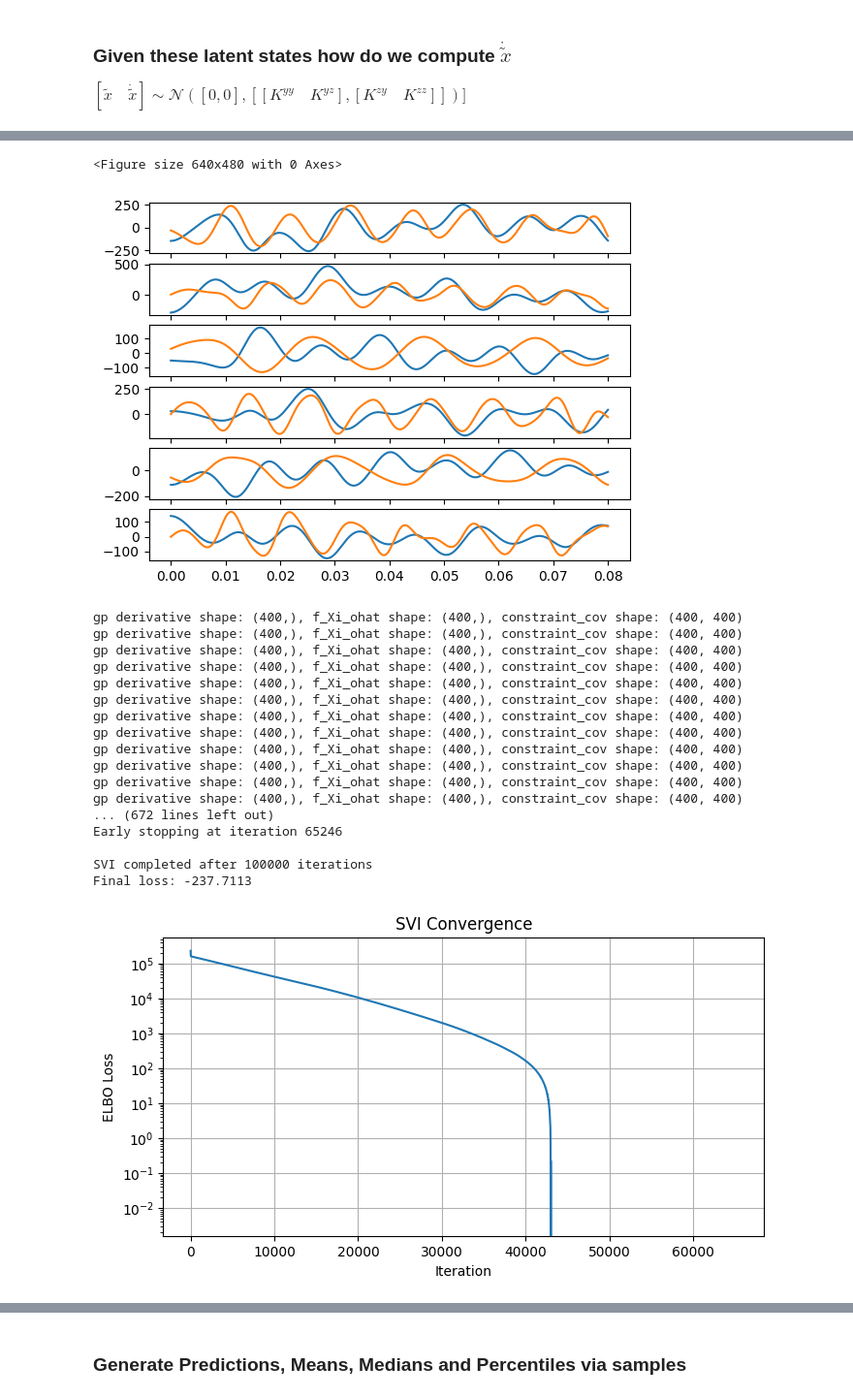
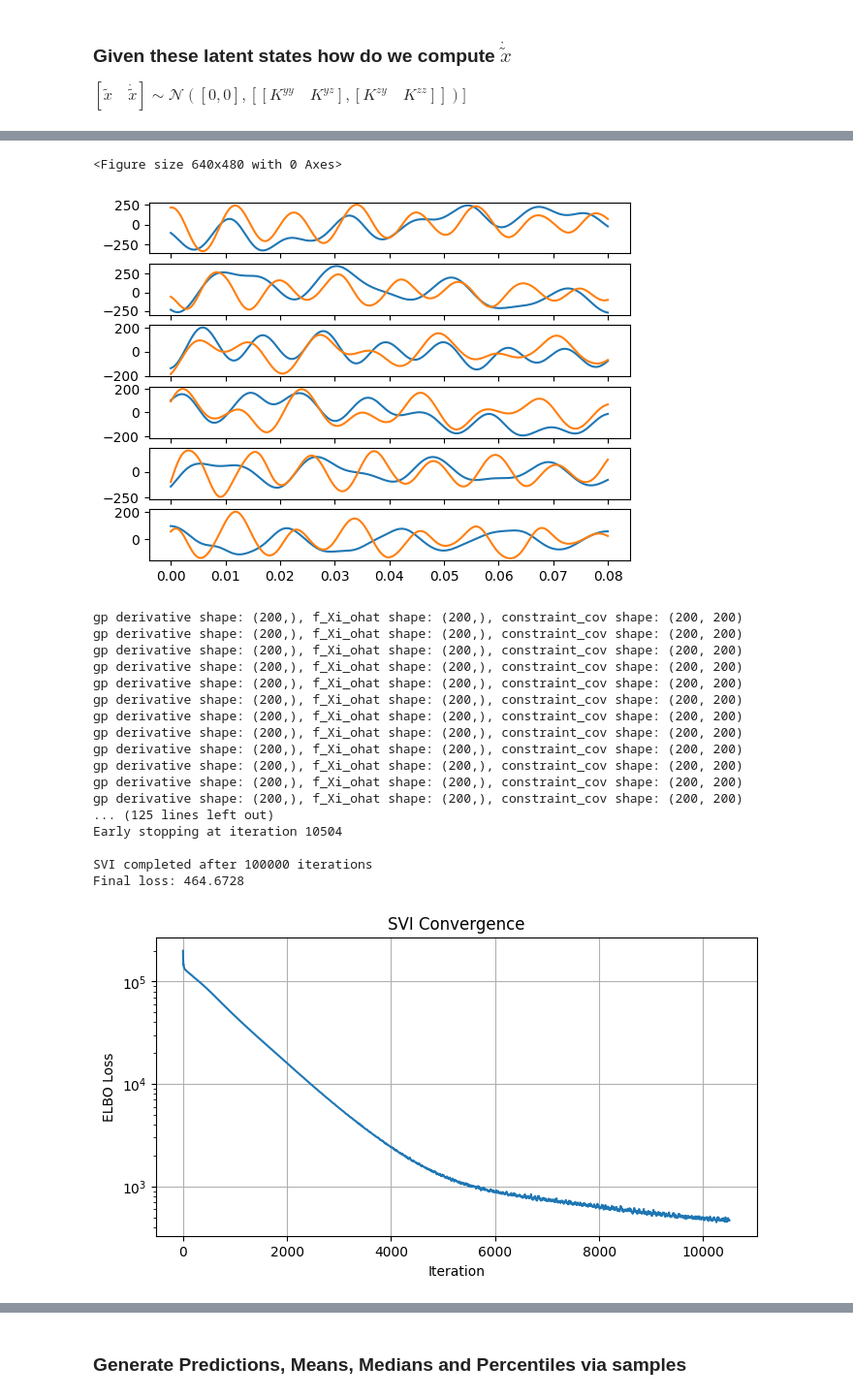
Before and after one commit to Anthony50102/probabilistic_rom_inference, a Jupyter notebook: euler/euler_eval_time.ipynb, the cells around one changed output, grey strips where cells are left out. Shown at 97% size. Drawn from its saved outputs; the diff is of its cells as text; code cells hidden in the pictures.

```diff
--- a/euler/euler_eval_time.ipynb
+++ b/euler/euler_eval_time.ipynb
@@ -28,8 +30,8 @@ import random
 # %%
 training_span = (0, 0.08)
-num_samples = 45
+num_samples = 100
 noiselevel = .03
-num_regression_points = 400
+num_regression_points = 200
 numPODmodes = 6
 num_pulls = 200
 time_domain_test = np.linspace(0, training_span[-1], num_regression_points)
@@ -716,7 +718,7 @@ for i in range(numPODmodes):
 plt.show()
 # %% [output]
 <Figure size 640x480 with 0 Axes>
-[figure, old version]
+[figure, new version]
 # %%
 import numpyro
 import jax
@@ -818,7 +820,7 @@ guide = autoguide.AutoDAIS(model)
 guide = autoguide.AutoDelta(model)
 
 # Setup optimizer
-optimizer = Adam(step_size=0.01)
+optimizer = Adam(step_size=0.1)
 
 # Create SVI object
 svi = SVI(model, guide, optimizer, loss=Trace_ELBO())
@@ -863,53 +865,53 @@ for i in range(num_iterations):
     else:
         patience_counter += 1
 
-    if patience_counter > patience and i > 5000:
+    if (patience_counter > patience and i > 5000) or (loss < 0):
         print(f"Early stopping at iteration {i}")
         break
 
     if i % 100 == 0:
         print(f"Iteration {i}: loss = {loss:.4f}")
 
 # Extract parameters from the trained guide
 params = svi.get_params(svi_state)
 
 # Get posterior samples if needed
 predictive = Predictive(guide, params=params, num_samples=1000)
-samples = predictive(rng_key,
+gm_samples = predictive(rng_key,
                      time=time_m[:, None],
                      qhat=snapshots_compressed,
                      chi=noiselevel,
                      normalization=normalization
                      )
 
 print(f"\nSVI completed after {num_iterations} iterations")
 print(f"Final loss: {losses[-1]:.4f}")
 
 # Optional: Plot convergence
 plt.figure(figsize=(8, 4))
 plt.plot(losses)
 plt.xlabel('Iteration')
 plt.ylabel('ELBO Loss')
 plt.title('SVI Convergence')
 plt.yscale('log')
 plt.grid(True)
 plt.show()
 # %% [output]
-gp derivative shape: (400,), f_Xi_ohat shape: (400,), constraint_cov shape: (400, 400)
-gp derivative shape: (400,), f_Xi_ohat shape: (400,), constraint_cov shape: (400, 400)
-gp derivative shape: (400,), f_Xi_ohat shape: (400,), constraint_cov shape: (400, 400)
-gp derivative shape: (400,), f_Xi_ohat shape: (400,), constraint_cov shape: (400, 400)
-gp derivative shape: (400,), f_Xi_ohat shape: (400,), constraint_cov shape: (400, 400)
-gp derivative shape: (400,), f_Xi_ohat shape: (400,), constraint_cov shape: (400, 400)
-gp derivative shape: (400,), f_Xi_ohat shape: (400,), constraint_cov shape: (400, 400)
-gp derivative shape: (400,), f_Xi_ohat shape: (400,), constraint_cov shape: (400, 400)
-gp derivative shape: (400,), f_Xi_ohat shape: (400,), constraint_cov shape: (400, 400)
-gp derivative shape: (400,), f_Xi_ohat shape: (400,), constraint_cov shape: (400, 400)
-gp derivative shape: (400,), f_Xi_ohat shape: (400,), constraint_cov shape: (400, 400)
-gp derivative shape: (400,), f_Xi_ohat shape: (400,), constraint_cov shape: (400, 400)
-... (672 lines left out)
-Early stopping at iteration 65246
+gp derivative shape: (200,), f_Xi_ohat shape: (200,), constraint_cov shape: (200, 200)
+gp derivative shape: (200,), f_Xi_ohat shape: (200,), constraint_cov shape: (200, 200)
+gp derivative shape: (200,), f_Xi_ohat shape: (200,), constraint_cov shape: (200, 200)
+gp derivative shape: (200,), f_Xi_ohat shape: (200,), constraint_cov shape: (200, 200)
+gp derivative shape: (200,), f_Xi_ohat shape: (200,), constraint_cov shape: (200, 200)
+gp derivative shape: (200,), f_Xi_ohat shape: (200,), constraint_cov shape: (200, 200)
+gp derivative shape: (200,), f_Xi_ohat shape: (200,), constraint_cov shape: (200, 200)
+gp derivative shape: (200,), f_Xi_ohat shape: (200,), constraint_cov shape: (200, 200)
+gp derivative shape: (200,), f_Xi_ohat shape: (200,), constraint_cov shape: (200, 200)
+gp derivative shape: (200,), f_Xi_ohat shape: (200,), constraint_cov shape: (200, 200)
+gp derivative shape: (200,), f_Xi_ohat shape: (200,), constraint_cov shape: (200, 200)
+gp derivative shape: (200,), f_Xi_ohat shape: (200,), constraint_cov shape: (200, 200)
+... (125 lines left out)
+Early stopping at iteration 10504
 
 SVI completed after 100000 iterations
-Final loss: -237.7113
+Final loss: 464.6728
-[figure, old version]
+[figure, new version]
```
Also changed, not shown: parts of 21 cells of this notebook.
